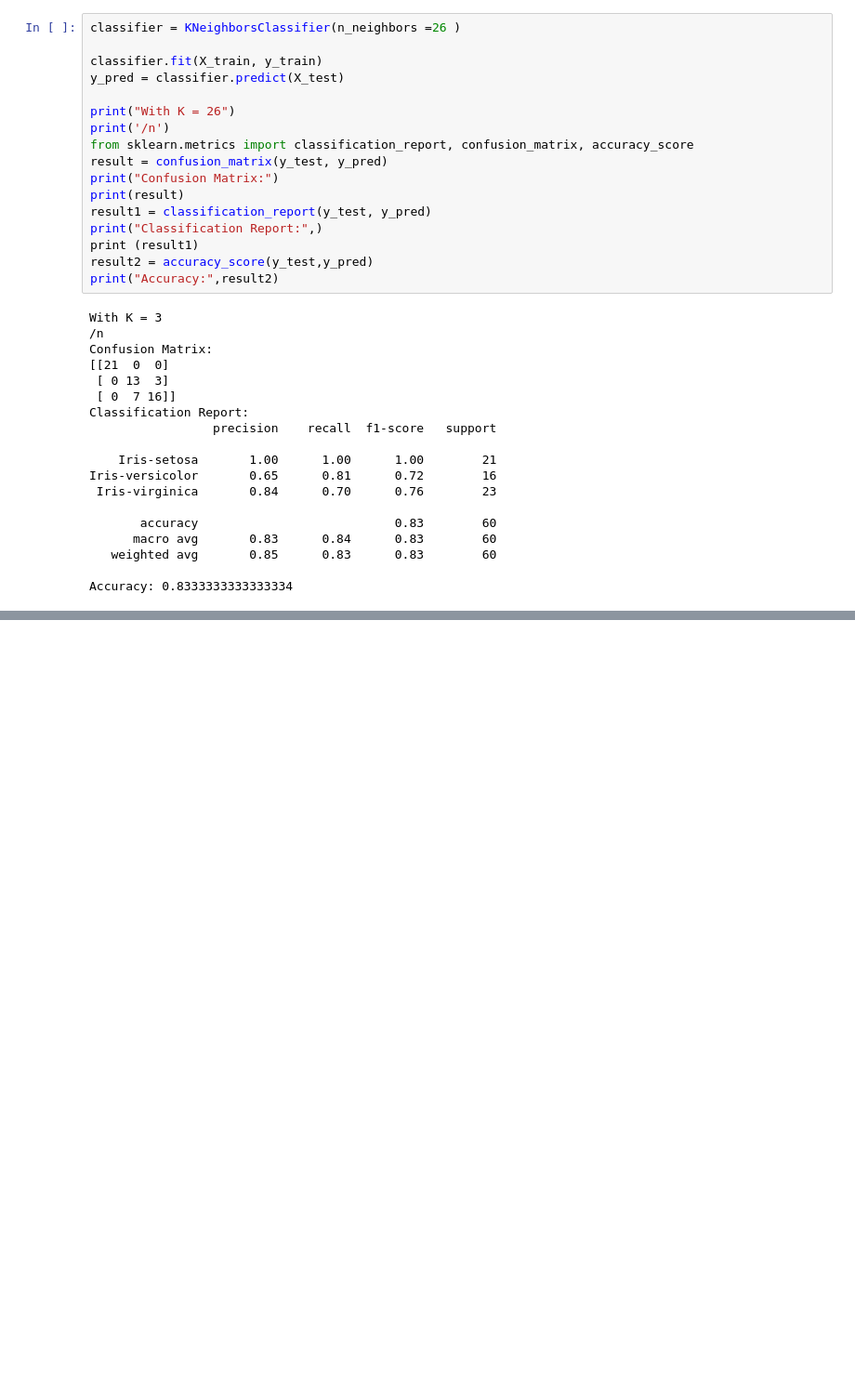
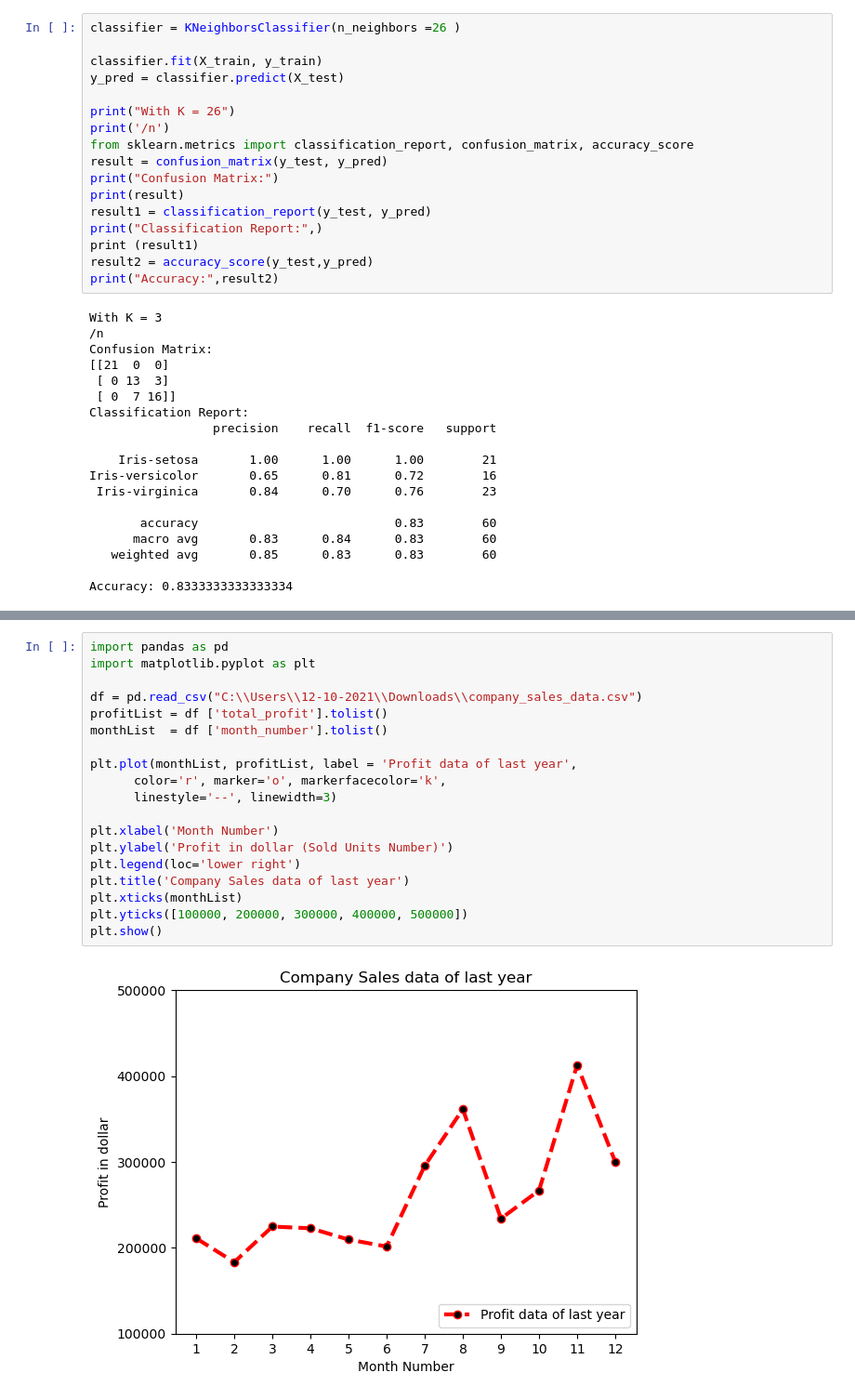
Before and after one commit to Ansari1120/Artifical-Intelligence-Semester-6-Code, a Jupyter notebook: implementation_of_Linear_Regression_&_KNN_Algorithm.ipynb, the cells around one changed output, grey strips where cells are left out. Shown: that part at 93% size. Saved outputs shown, nothing was run; the diff lists cells and outputs as text; blank space fills up the shorter version.

```diff
--- a/implementation_of_Linear_Regression_&_KNN_Algorithm.ipynb
+++ b/implementation_of_Linear_Regression_&_KNN_Algorithm.ipynb
@@ -311,0 +330,21 @@ Accuracy: 0.8333333333333334
+# %%
+import pandas as pd
+import matplotlib.pyplot as plt
+
+df = pd.read_csv("C:\\Users\\12-10-2021\\Downloads\\company_sales_data.csv")
+profitList = df ['total_profit'].tolist()
+monthList  = df ['month_number'].tolist()
+
+plt.plot(monthList, profitList, label = 'Profit data of last year',
+      color='r', marker='o', markerfacecolor='k',
+      linestyle='--', linewidth=3)
+
+plt.xlabel('Month Number')
+plt.ylabel('Profit in dollar (Sold Units Number)')
+plt.legend(loc='lower right')
+plt.title('Company Sales data of last year')
+plt.xticks(monthList)
+plt.yticks([100000, 200000, 300000, 400000, 500000])
+plt.show()
+# %% [output]
+[figure, added]
```
Also changed, not shown: parts of 8 cells of this notebook, 2 other files.
